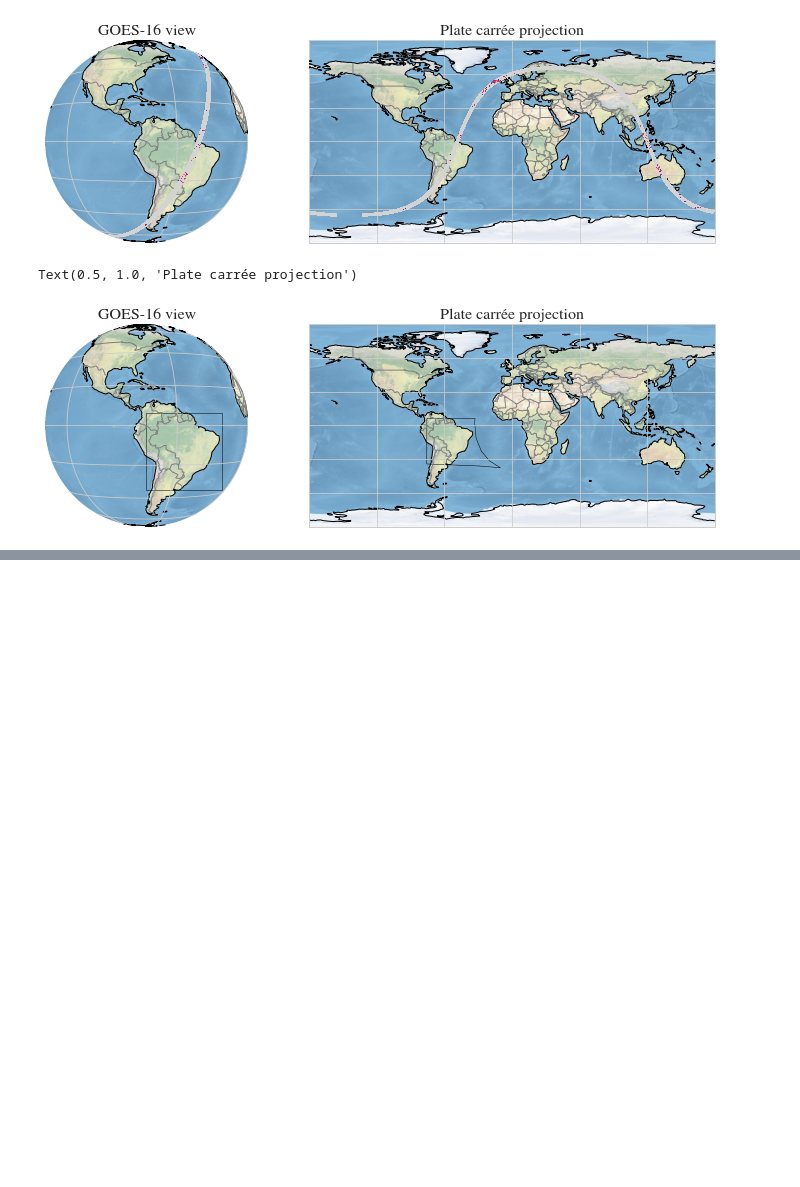
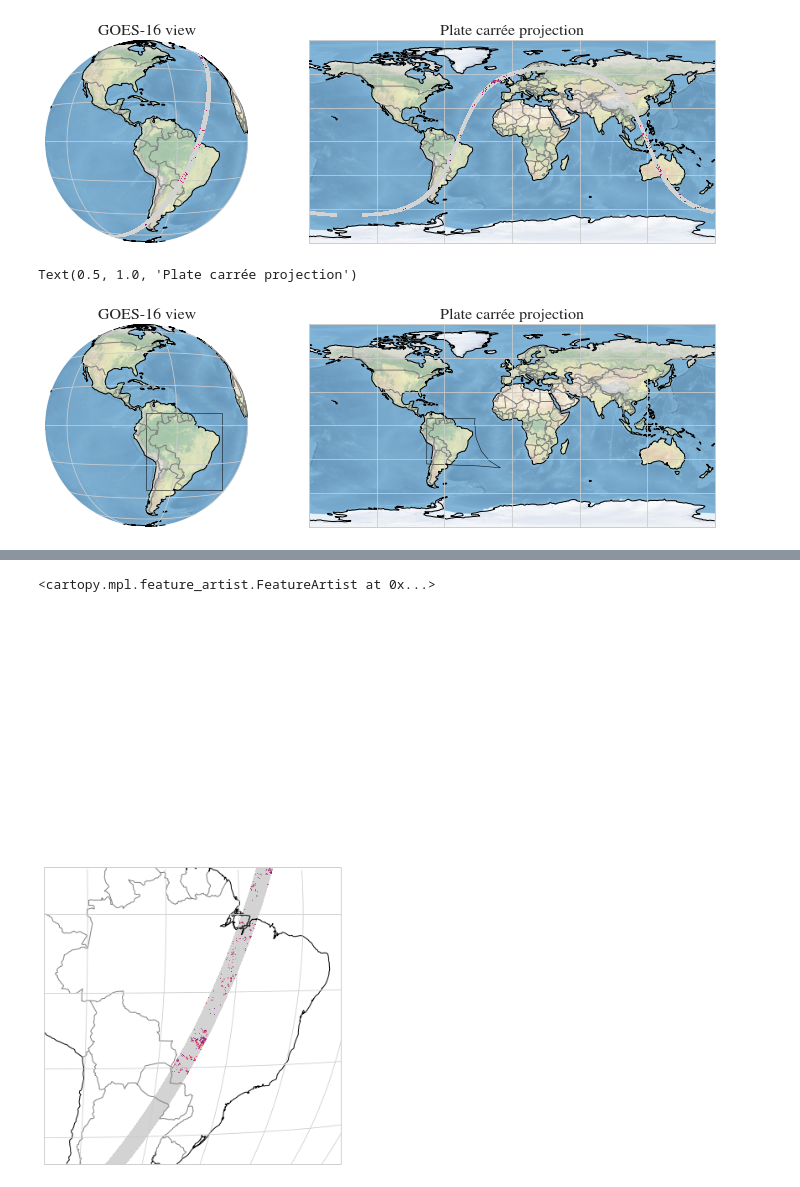
Before and after one commit to ingridingemarsson/geostat-masters-thesis, a Jupyter notebook: notebooks/view_figures_for_thesis.ipynb, the cells around one changed output, grey strips where cells are left out. Drawn from its saved outputs; the diff is of its cells as text; code cells hidden in the pictures; blank space fills up the shorter version.

Commit message:
updates to plotting

```diff
--- a/notebooks/view_figures_for_thesis.ipynb
+++ b/notebooks/view_figures_for_thesis.ipynb
@@ -71,6 +71,7 @@ from matplotlib.patches import Rectangle
 
 areas_filepath = '../dataset/downloads/files/areas.yaml'
 area_def_fulldisk = load_area(areas_filepath, 'full_disk')
+area_def_region = load_area(areas_filepath, 'region')
 
 area_file = open(areas_filepath)
 parsed_area_file = yaml.load(area_file, Loader=yaml.FullLoader)
@@ -175,3 +177,18 @@ print(root.Document.Placemark.LineString.coordinates)
+# %%
+crs3 = area_def_region.to_cartopy_crs()
+fig, ax1 = plt.subplots(figsize=(12,12), subplot_kw={'projection': crs3})
+
+ax1.pcolormesh(lons, lats, precip, cmap=cmap, norm=norm,  transform=ccrs.PlateCarree(), shading='auto')
+ax1.set_xlim(region_corners[0], region_corners[2]-region_corners[0])
+ax1.set_ylim(region_corners[1], region_corners[3]-region_corners[1])
+ax1.gridlines()
+ax1.coastlines()
+ax1.add_feature(cartopy.feature.BORDERS, color='gray')
+
+#ax1.set_title("GOES-16 view", horizontalalignment = 'center')
+# %% [output]
+<cartopy.mpl.feature_artist.FeatureArtist at 0x...>
+[figure, added]
 # %%
 N=100
 n = 4
```
Also changed, not shown: parts of 3 cells of this notebook, 2 other files.
